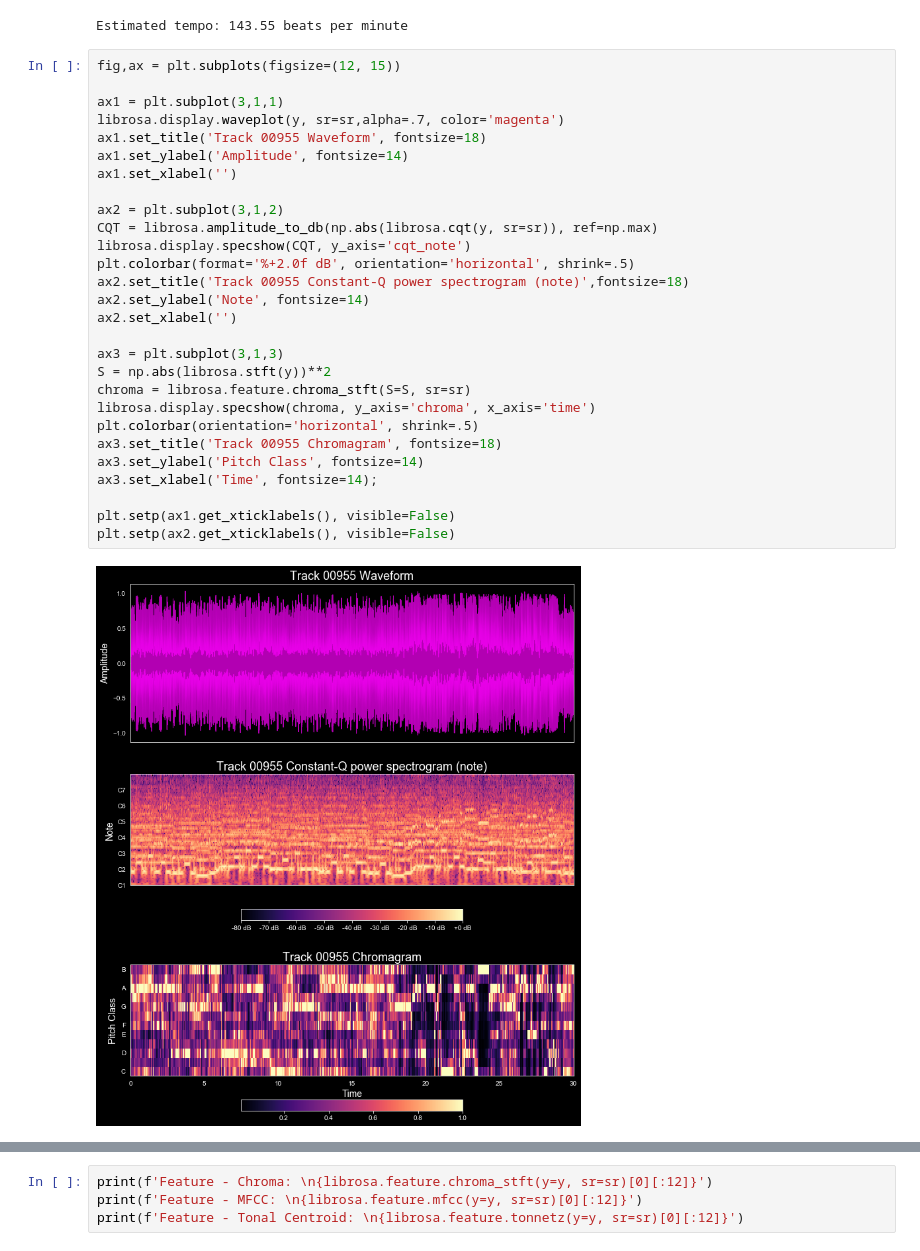
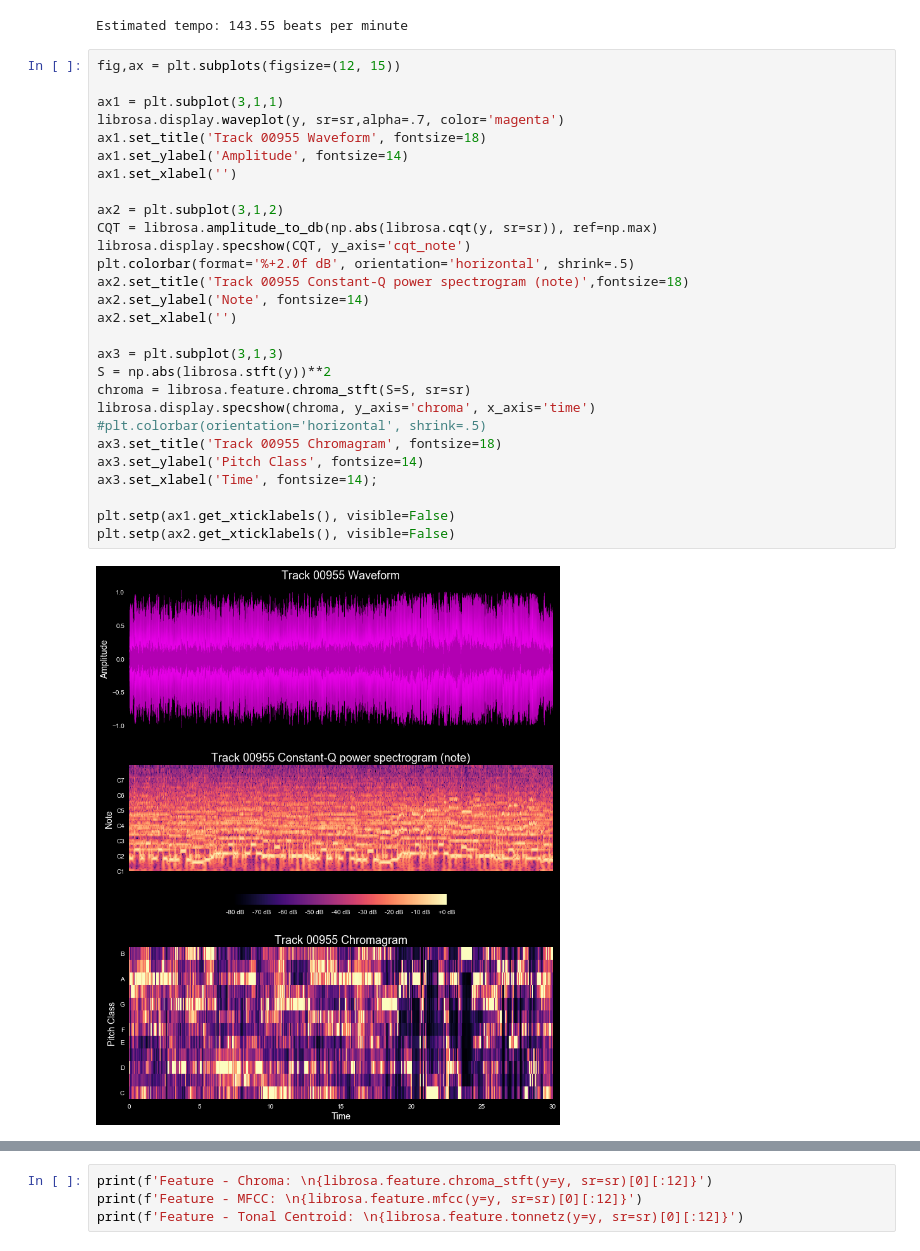
Before and after one commit to dancassin/Thinkful, a Jupyter notebook: 25.1 Supervised Learning Capstone.ipynb, the cells around one changed output, grey strips where cells are left out. Cells and saved outputs as stored; diff of their text form.

```diff
--- a/25.1 Supervised Learning Capstone.ipynb
+++ b/25.1 Supervised Learning Capstone.ipynb
@@ -453,30 +610,30 @@ Estimated tempo: 143.55 beats per minute
 # %%
 fig,ax = plt.subplots(figsize=(12, 15))
 
 ax1 = plt.subplot(3,1,1)
 librosa.display.waveplot(y, sr=sr,alpha=.7, color='magenta')
 ax1.set_title('Track 00955 Waveform', fontsize=18)
 ax1.set_ylabel('Amplitude', fontsize=14)
 ax1.set_xlabel('')
 
 ax2 = plt.subplot(3,1,2)
 CQT = librosa.amplitude_to_db(np.abs(librosa.cqt(y, sr=sr)), ref=np.max)
 librosa.display.specshow(CQT, y_axis='cqt_note')
 plt.colorbar(format='%+2.0f dB', orientation='horizontal', shrink=.5)
 ax2.set_title('Track 00955 Constant-Q power spectrogram (note)',fontsize=18)
 ax2.set_ylabel('Note', fontsize=14)
 ax2.set_xlabel('')
 
 ax3 = plt.subplot(3,1,3)
 S = np.abs(librosa.stft(y))**2
 chroma = librosa.feature.chroma_stft(S=S, sr=sr)
 librosa.display.specshow(chroma, y_axis='chroma', x_axis='time')
-plt.colorbar(orientation='horizontal', shrink=.5)
+#plt.colorbar(orientation='horizontal', shrink=.5)
 ax3.set_title('Track 00955 Chromagram', fontsize=18)
 ax3.set_ylabel('Pitch Class', fontsize=14)
 ax3.set_xlabel('Time', fontsize=14);
 
 plt.setp(ax1.get_xticklabels(), visible=False)
 plt.setp(ax2.get_xticklabels(), visible=False)
 # %% [output]
-[figure, old version]
+[figure, new version]
```
Also changed, not shown: parts of 23 cells of this notebook.
